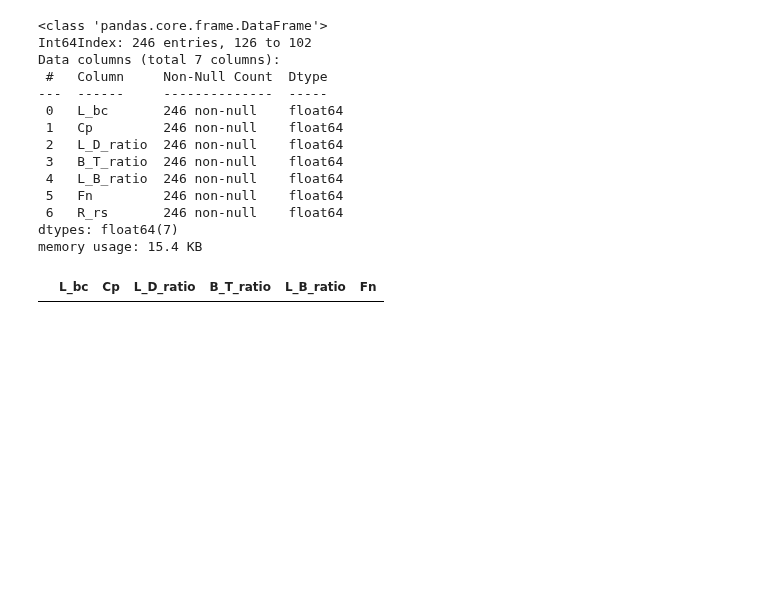
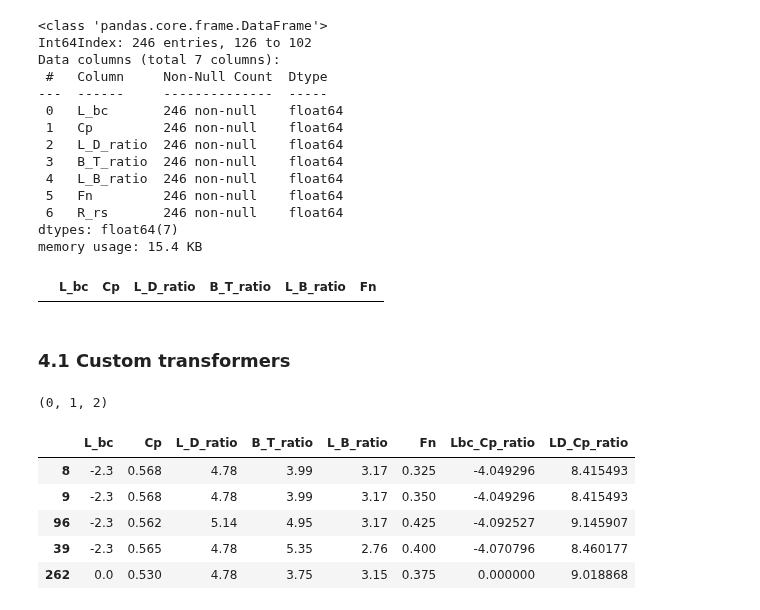
Before and after one commit to dujest/yacht-resistance, a Jupyter notebook: yacht_resistance_prediction.ipynb, the cells around one changed output. Saved outputs shown, nothing was run; the diff lists cells and outputs as text; code cells hidden in the pictures; blank space fills up the shorter version.

```diff
--- a/yacht_resistance_prediction.ipynb
+++ b/yacht_resistance_prediction.ipynb
@@ -281,3 +281,11 @@ sample_incomplete_rows = yacht_features[yacht_features.isnull().any(axis=1)]
 sample_incomplete_rows
 # %% [output]
 |  | L_bc | Cp | L_D_ratio | B_T_ratio | L_B_ratio | Fn |
+# %% [markdown]
+### 4.1 Custom transformers
+# %%
+column_names = "L_bc", "Cp", "L_D_ratio"
+L_bc_ix, Cp_ix, L_D_ratio_ix = [yacht_features.columns.get_loc(c) for c in column_names]
+L_bc_ix, Cp_ix, L_D_ratio_ix
+# %% [output]
+(0, 1, 2)
@@ -283,0 +309,17 @@ sample_incomplete_rows
+# %%
+attribute_adder = CombinedAtributeAdder(add_LD_Cp_ratio=True)
+yacht_extra_attr = attribute_adder.transform(yacht_features.values)
+
+yacht_extra_attr = pd.DataFrame(yacht_extra_attr,
+                                    columns=list(yacht_features.columns)
+                                    +["Lbc_Cp_ratio", "LD_Cp_ratio"],
+                                    index=yacht_features.index)
+
+yacht_extra_attr.head()
+# %% [output]
+|  | L_bc | Cp | L_D_ratio | B_T_ratio | L_B_ratio | Fn | Lbc_Cp_ratio | LD_Cp_ratio |
+| 8 | -2.3 | 0.568 | 4.78 | 3.99 | 3.17 | 0.325 | -4.049296 | 8.415493 |
+| 9 | -2.3 | 0.568 | 4.78 | 3.99 | 3.17 | 0.350 | -4.049296 | 8.415493 |
+| 96 | -2.3 | 0.562 | 5.14 | 4.95 | 3.17 | 0.425 | -4.092527 | 9.145907 |
+| 39 | -2.3 | 0.565 | 4.78 | 5.35 | 2.76 | 0.400 | -4.070796 | 8.460177 |
+| 262 | 0.0 | 0.530 | 4.78 | 3.75 | 3.15 | 0.375 | 0.000000 | 9.018868 |
```
Also changed, not shown: parts of 2 cells of this notebook.
